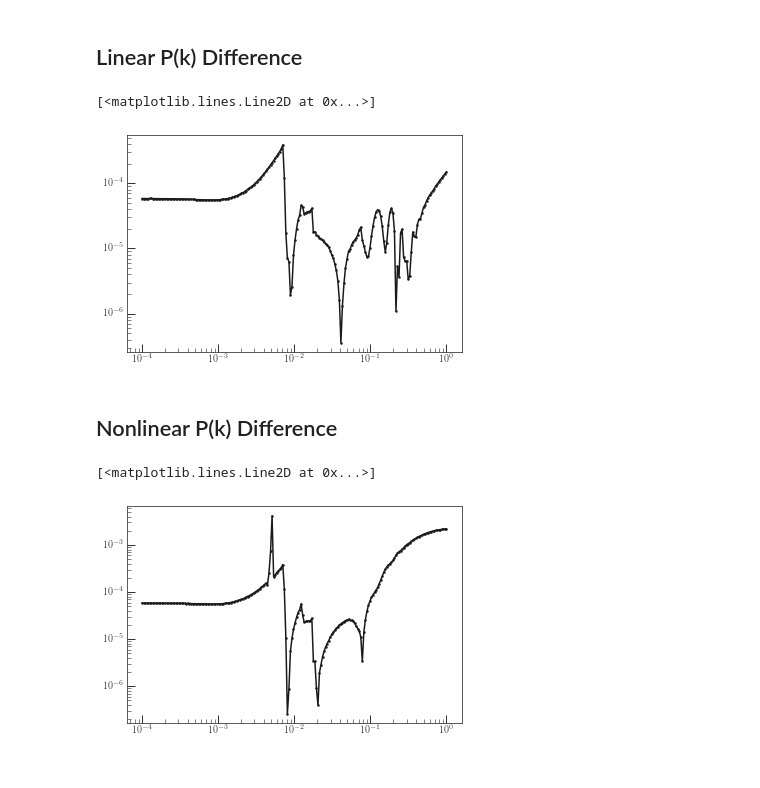
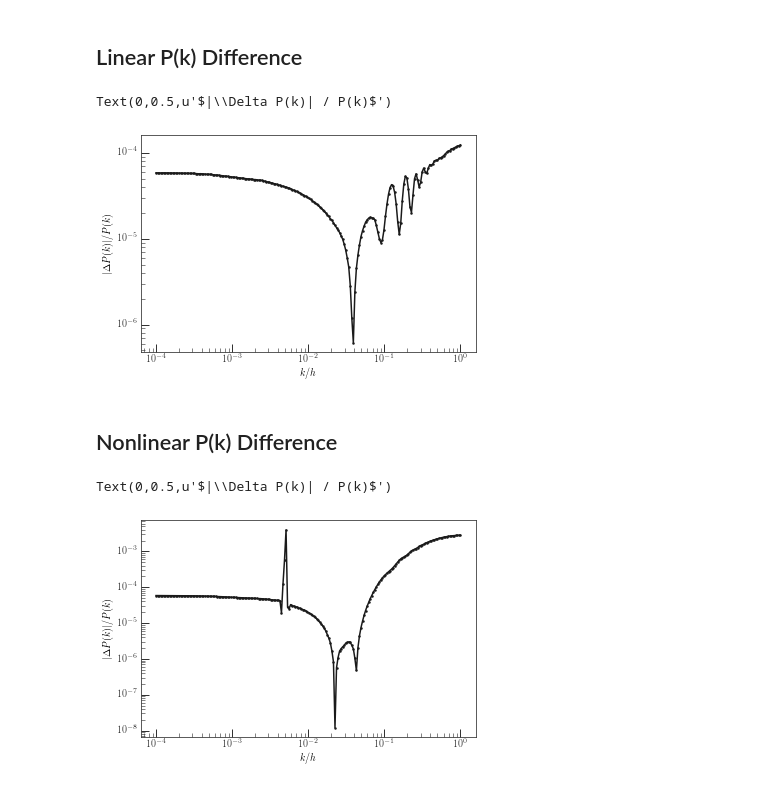
Before and after one commit to xzackli/Cosmology-Notebooks, a Jupyter notebook: CLASS vs. CAMB.ipynb, the cells around one changed output. Drawn from its saved outputs; the diff is of its cells as text; code cells hidden in the pictures.

```diff
--- a/CLASS vs. CAMB.ipynb
+++ b/CLASS vs. CAMB.ipynb
@@ -157,5 +169,7 @@ plt.plot( (ttCLASS[:4001]-ttCAMB[:4001]) / ttCAMB[:4001], '-'  )
 # %%
-
+pars.set_matter_power(redshifts=[0.], kmax=2.0)
+pars.NonLinear = model.NonLinear_none
+results = camb.get_results(pars)
 kh, z, pk = results.get_matter_power_spectrum(minkh=1e-4, maxkh=1, npoints = 200)
 s8 = np.array(results.get_sigma8())
 # %%
@@ -171,10 +185,12 @@ Text(0.5,1,u'LINEAR')
 # %% [markdown]
 ## Linear P(k) Difference
 # %%
-plt.loglog( kh, np.abs( (PCAMB/(cosmo.h())**(-3) - pk[0,:])/pk[0,:]   ) )
+plt.loglog( kh, np.abs( (PCLASS/(cosmo.h())**(-3) - pk[0,:])/pk[0,:]   ) )
+plt.xlabel(r'$k/h$')
+plt.ylabel(r'$|\Delta P(k)| / P(k)$')
 # %% [output]
-[<matplotlib.lines.Line2D at 0x...>]
+Text(0,0.5,u'$|\\Delta P(k)| / P(k)$')
-[figure, old version]
+[figure, new version]
 # %% [markdown]
 ## Nonlinear P(k) Difference
 # %%
@@ -185,6 +201,8 @@ kh_nonlin, z_nonlin, pk_nonlin = results.get_matter_power_spectrum(minkh=1e-4, m
 PCLASS  = np.array([cosmo.pk(ki*cosmo.h(), 0) for ki in kh])
 # %%
 plt.loglog( kh, np.abs( (PCLASS/(cosmo.h())**(-3) - pk_nonlin[0,:])/pk_nonlin[0,:]   ) )
+plt.xlabel(r'$k/h$')
+plt.ylabel(r'$|\Delta P(k)| / P(k)$')
 # %% [output]
-[<matplotlib.lines.Line2D at 0x...>]
+Text(0,0.5,u'$|\\Delta P(k)| / P(k)$')
-[figure, old version]
+[figure, new version]
```
Also changed, not shown: parts of 6 cells of this notebook.
